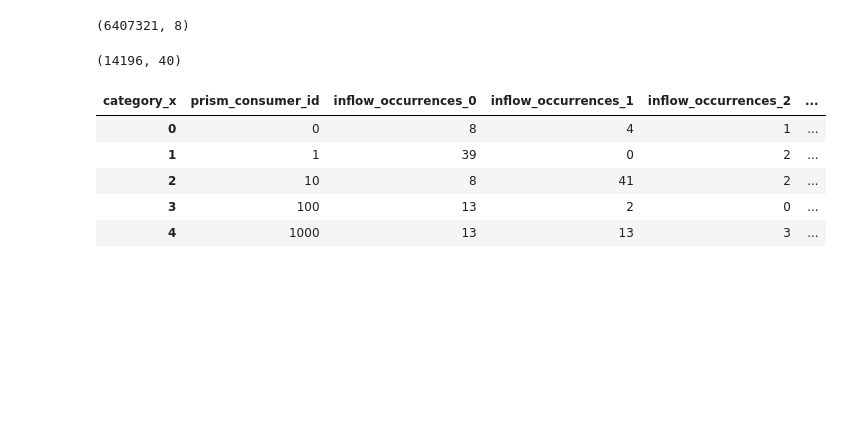
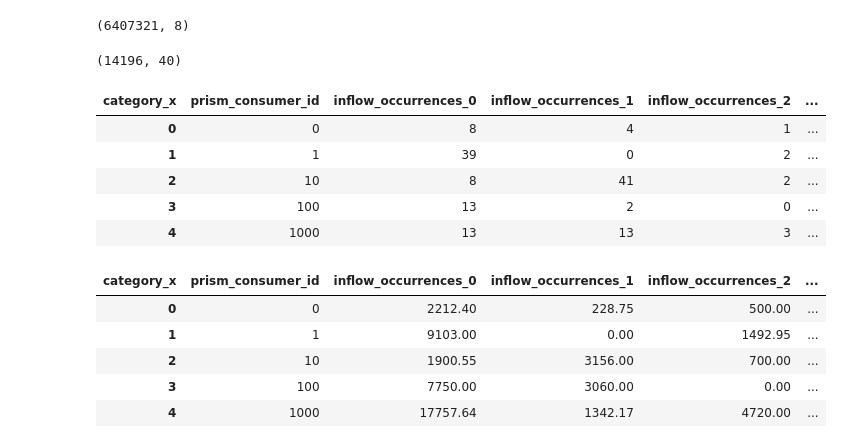
Before and after one commit to hillarychang/dsc180b-capstone-q2, a Jupyter notebook: src/notebooks/kevin_q2_eda.ipynb, the cells around one changed output. Cells and saved outputs as stored; diff of their text form; code cells hidden in the pictures; blank space fills up the shorter version.

```diff
--- a/src/notebooks/kevin_q2_eda.ipynb
+++ b/src/notebooks/kevin_q2_eda.ipynb
@@ -373,6 +397,30 @@ inflow_occurences.head()
 | 2 | 10 | 8 | 41 | 2 | ... |
 | 3 | 100 | 13 | 2 | 0 | ... |
 | 4 | 1000 | 13 | 13 | 3 | ... |
+# %%
+# create features based on the sum of occurences in the transactions dataset
+inflow_sums = (
+    transaction_categories[transaction_categories["credit_or_debit"] == "CREDIT"]
+    .groupby(["prism_consumer_id", "category_x"])['amount']
+    .sum()  # Count number of unique occurrences
+    .unstack(fill_value=0)  # Create one column per category_x
+    .reset_index()
+)
+
+# name columns for clarity
+inflow_sums = inflow_sums.rename(
+    columns=lambda col: f"inflow_occurrences_{col}"
+    if col != "prism_consumer_id"
+    else col
+)
+inflow_sums.head()
+# %% [output]
+| category_x | prism_consumer_id | inflow_occurrences_0 | inflow_occurrences_1 | inflow_occurrences_2 | ... |
+| 0 | 0 | 2212.40 | 228.75 | 500.00 | ... |
+| 1 | 1 | 9103.00 | 0.00 | 1492.95 | ... |
+| 2 | 10 | 1900.55 | 3156.00 | 700.00 | ... |
+| 3 | 100 | 7750.00 | 3060.00 | 0.00 | ... |
+| 4 | 1000 | 17757.64 | 1342.17 | 4720.00 | ... |
 # %%
 features = outflow_occurences.merge(inflow_occurences, how = "left", on = "prism_consumer_id").sort_values('prism_consumer_id')
 features
```
Also changed, not shown: parts of 1 cell of this notebook.
